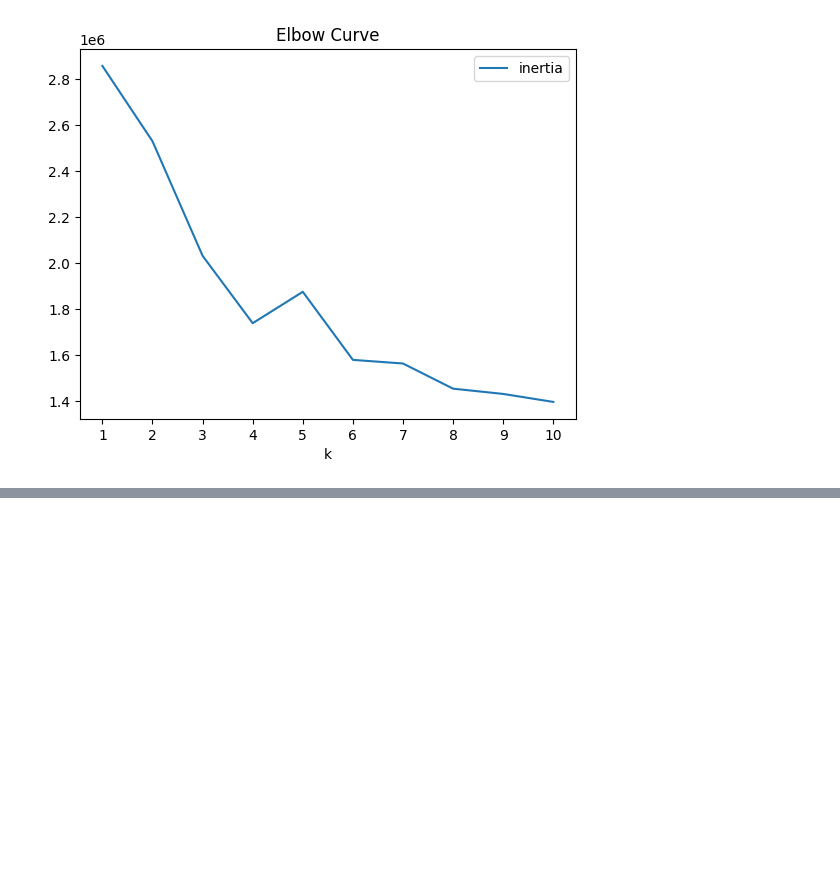
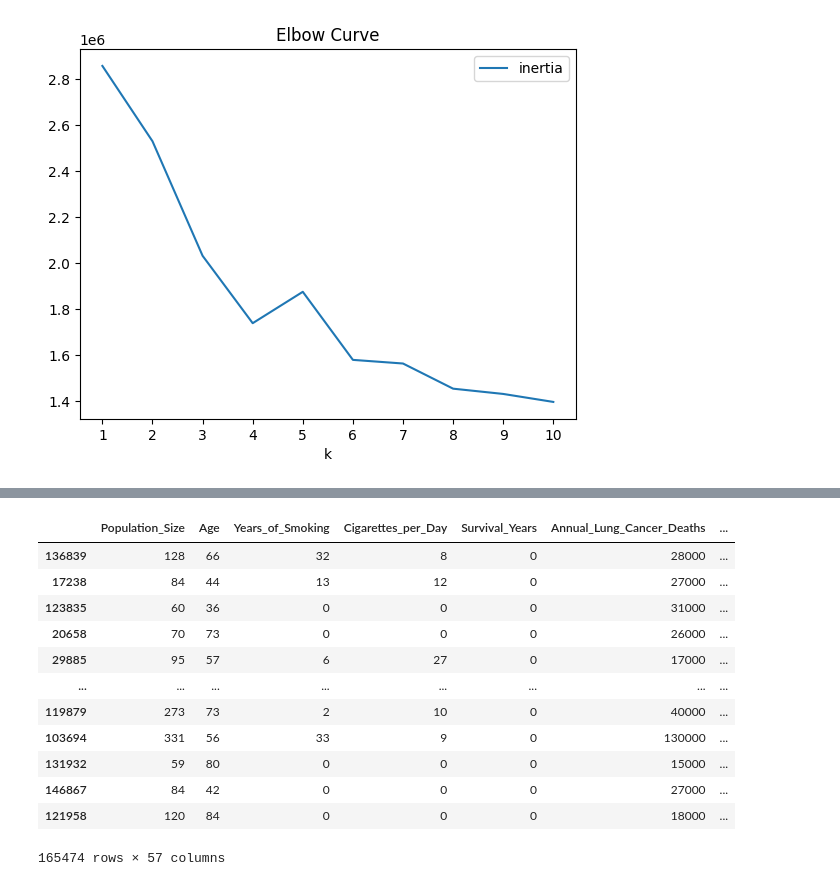
Before and after one commit to sowmyarshetty/Project2-AI-Class, a Jupyter notebook: Project2_AI_Class.ipynb, the cells around one changed output, grey strips where cells are left out. Drawn from its saved outputs; the diff is of its cells as text; code cells hidden in the pictures; blank space fills up the shorter version.

```diff
--- a/Project2_AI_Class.ipynb
+++ b/Project2_AI_Class.ipynb
@@ -148,0 +246,3 @@ df_elbow.plot.line(x="k",
+# %%
+df_classification =  df_concat_lc_classification.copy()
+df_classification.head(5)
@@ -148,0 +257,5 @@ df_elbow.plot.line(x="k",
+# %%
+df_classification.columns
+
+X = df_classification.drop(columns=['Lung_Cancer_Diagnosis_No','Lung_Cancer_Diagnosis_Yes'])
+X.head()
@@ -148,0 +270,3 @@ df_elbow.plot.line(x="k",
+# %%
+y = df_classification["Lung_Cancer_Diagnosis_Yes"]
+y.head()
@@ -148,0 +281,19 @@ df_elbow.plot.line(x="k",
+# %%
+# Use the Sklearn `train_test_split()` function to split the data into training and testing data
+X_train, X_test, y_train, y_test = train_test_split(X, y, random_state=42)
+# %%
+X_train
+# %% [output]
+|  | Population_Size | Age | Years_of_Smoking | Cigarettes_per_Day | Survival_Years | Annual_Lung_Cancer_Deaths | ... |
+| 136839 | 128 | 66 | 32 | 8 | 0 | 28000 | ... |
+| 17238 | 84 | 44 | 13 | 12 | 0 | 27000 | ... |
+| 123835 | 60 | 36 | 0 | 0 | 0 | 31000 | ... |
+| 20658 | 70 | 73 | 0 | 0 | 0 | 26000 | ... |
+| 29885 | 95 | 57 | 6 | 27 | 0 | 17000 | ... |
+| ... | ... | ... | ... | ... | ... | ... | ... |
+| 119879 | 273 | 73 | 2 | 10 | 0 | 40000 | ... |
+| 103694 | 331 | 56 | 33 | 9 | 0 | 130000 | ... |
+| 131932 | 59 | 80 | 0 | 0 | 0 | 15000 | ... |
+| 146867 | 84 | 42 | 0 | 0 | 0 | 27000 | ... |
+| 121958 | 120 | 84 | 0 | 0 | 0 | 18000 | ... |
+165474 rows × 57 columns
```
Also changed, not shown: parts of 22 cells of this notebook.
